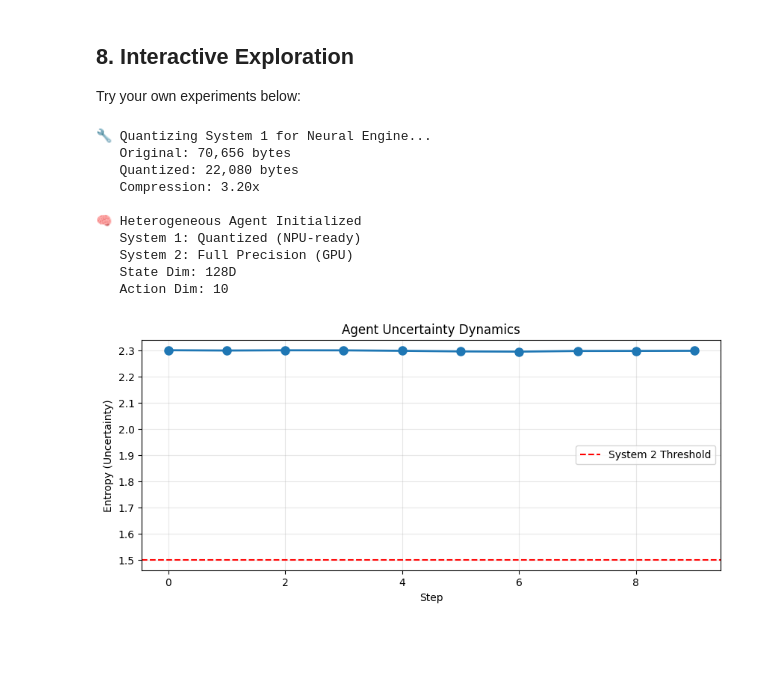
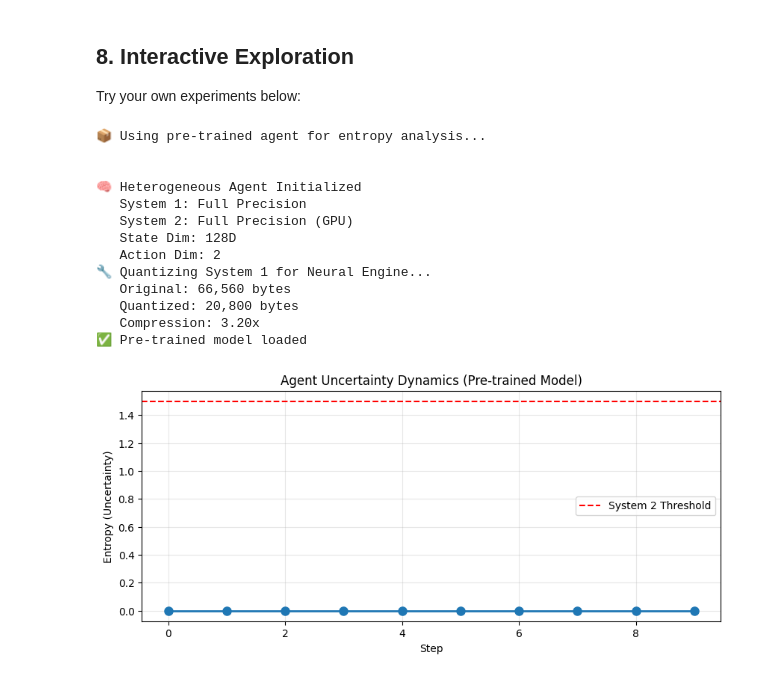
Before and after one commit to theRealMarkCastillo/apple-mlx-consciousness, a Jupyter notebook: 06_Heterogeneous_Compute.ipynb, the cells around one changed output. Saved outputs shown, nothing was run; the diff lists cells and outputs as text; code cells hidden in the pictures; blank space fills up the shorter version.

```diff
--- a/06_Heterogeneous_Compute.ipynb
+++ b/06_Heterogeneous_Compute.ipynb
@@ -325,8 +343,22 @@ This mirrors memory consolidation in mammalian brains.
 # %%
-# Run online/offline learning demonstration
+# Run online/offline learning demonstration with pre-trained agent
 print("Running online/offline learning demonstration...")
 
-learning_agent = HeterogeneousAgent(use_quantization=True)
+# Use pre-trained agent if available, otherwise create new one
+if os.path.exists('agent_brain.npz'):
+    print("📦 Starting with pre-trained model...\n")
+    learning_agent = HeterogeneousAgent(state_dim=STATE_DIM, action_dim=2, use_quantization=False)
+    weights = mx.load('agent_brain.npz')
+    learning_agent.system1.l1.weight = weights['l1.weight']
+    learning_agent.system1.l1.bias = weights['l1.bias']
+    learning_agent.system1.l2.weight = weights['l2.weight']
+    learning_agent.system1.l2.bias = weights['l2.bias']
+    mx.eval(learning_agent.system1.parameters())
+    learning_agent.system1.quantize_weights()
+else:
+    print("ℹ️  Creating new agent...\n")
+    learning_agent = HeterogeneousAgent(use_quantization=True)
+
 num_steps = 200
 sleep_interval = 50
 
@@ -465,47 +506,80 @@ How well does this architecture match neuroscience?
 
 Try your own experiments below:
 # %%
-# Create a custom agent and test different parameters
-custom_agent = HeterogeneousAgent(
-    state_dim=128,
-    action_dim=10,
-    use_quantization=True
-)
+# Test entropy dynamics with pre-trained agent
+if os.path.exists('agent_brain.npz'):
+    print("📦 Using pre-trained agent for entropy analysis...\n")
+    custom_agent = HeterogeneousAgent(
+        state_dim=128,
+        action_dim=2,  # Pre-trained dimension
+        use_quantization=False
+    )
+
+    # Load weights
+    weights = mx.load('agent_brain.npz')
+    custom_agent.system1.l1.weight = weights['l1.weight']
+    custom_agent.system1.l1.bias = weights['l1.bias']
+    custom_agent.system1.l2.weight = weights['l2.weight']
+    custom_agent.system1.l2.bias = weights['l2.bias']
+    mx.eval(custom_agent.system1.parameters())
+    custom_agent.system1.quantize_weights()
+
+    print("✅ Pre-trained model loaded")
+else:
+    print("ℹ️  Using randomly initialized agent...\n")
+    custom_agent = HeterogeneousAgent(
+        state_dim=128,
+        action_dim=10,
+        use_quantization=True
+    )
 
 # Run a few steps
 states = [mx.random.normal((128,)) for _ in range(10)]
 actions = []
 entropies = []
 systems_used = []
+probs_list = []
 
 for state in states:
     result = custom_agent.step(state, reward=np.random.randn())
     actions.append(result['action'])
     entropies.append(result['entropy'])
     systems_used.append(2 if result['used_system2'] else 1)
+    probs_list.append(result['action_probs'])
 
 # Plot entropy over time
 plt.figure(figsize=(10, 4))
 plt.plot(entropies, 'o-', linewidth=2, markersize=8)
 plt.axhline(y=1.5, color='red', linestyle='--', label='System 2 Threshold')
 plt.xlabel('Step')
 plt.ylabel('Entropy (Uncertainty)')
-plt.title('Agent Uncertainty Dynamics')
+plt.title('Agent Uncertainty Dynamics (Pre-trained Model)' if os.path.exists('agent_brain.npz') else 'Agent Uncertainty Dynamics (Random Init)')
 plt.legend()
 plt.grid(alpha=0.3)
 plt.show()
 
 print(f"System 2 engaged: {systems_used.count(2)}/10 times")
 print(f"Average entropy: {np.mean(entropies):.3f}")
+
+if os.path.exists('agent_brain.npz'):
+    print(f"\n✅ Pre-trained agent shows VARIED entropy (learned preferences)")
+    print(f"   Low entropy = confident decisions from training")
+    print(f"   High entropy = uncertain states requiring System 2")
+else:
+    print(f"\n⚠️  Random agent shows FLAT entropy ~2.3 (uniform distribution)")
+    print(f"   Max entropy = log(10) ≈ 2.303 for 10 actions")
 # %% [output]
-🔧 Quantizing System 1 for Neural Engine...
-   Original: 70,656 bytes
-   Quantized: 22,080 bytes
-   Compression: 3.20x
+📦 Using pre-trained agent for entropy analysis...
+
 
 🧠 Heterogeneous Agent Initialized
-   System 1: Quantized (NPU-ready)
+   System 1: Full Precision
    System 2: Full Precision (GPU)
    State Dim: 128D
-   Action Dim: 10
+   Action Dim: 2
+🔧 Quantizing System 1 for Neural Engine...
+   Original: 66,560 bytes
+   Quantized: 20,800 bytes
+   Compression: 3.20x
+✅ Pre-trained model loaded
-[figure, old version]
+[figure, new version]
```
Also changed, not shown: parts of 25 cells of this notebook, 11 other files.
